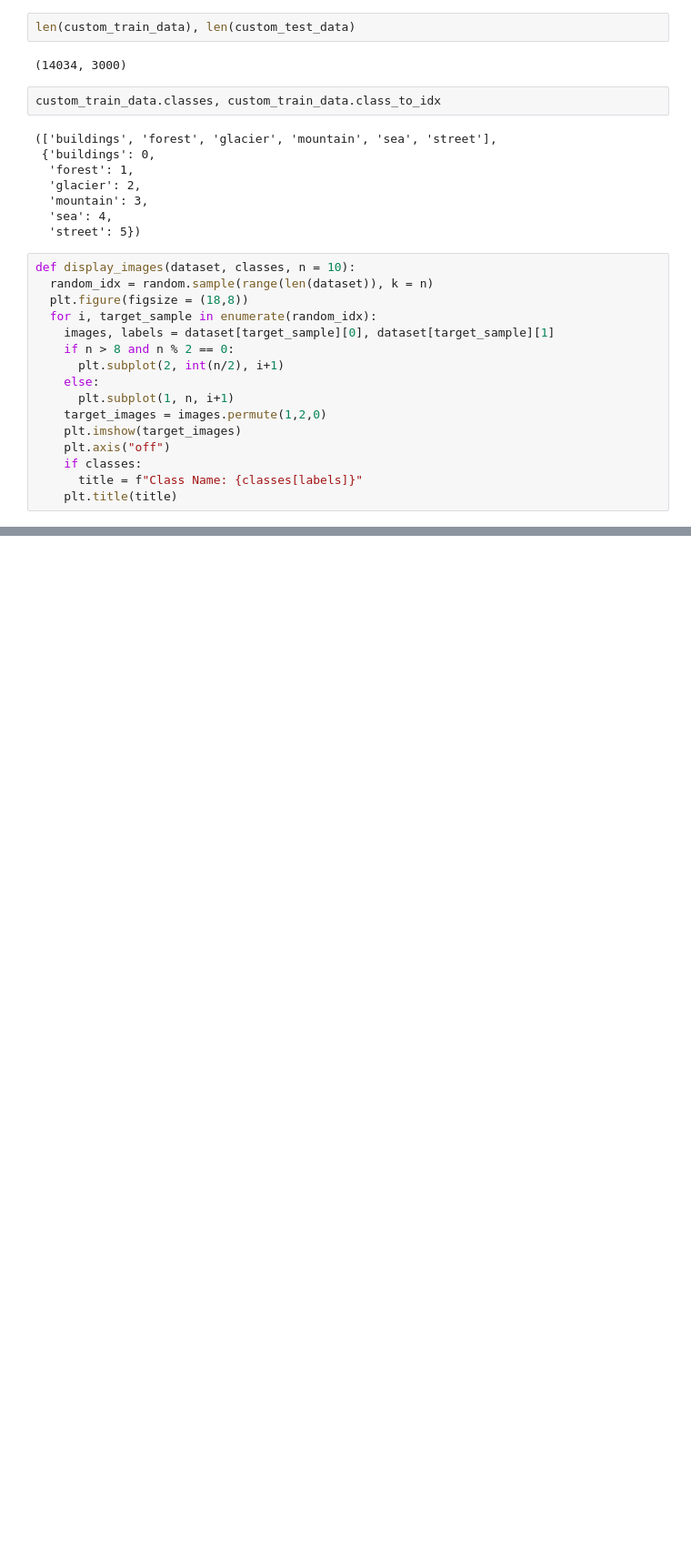
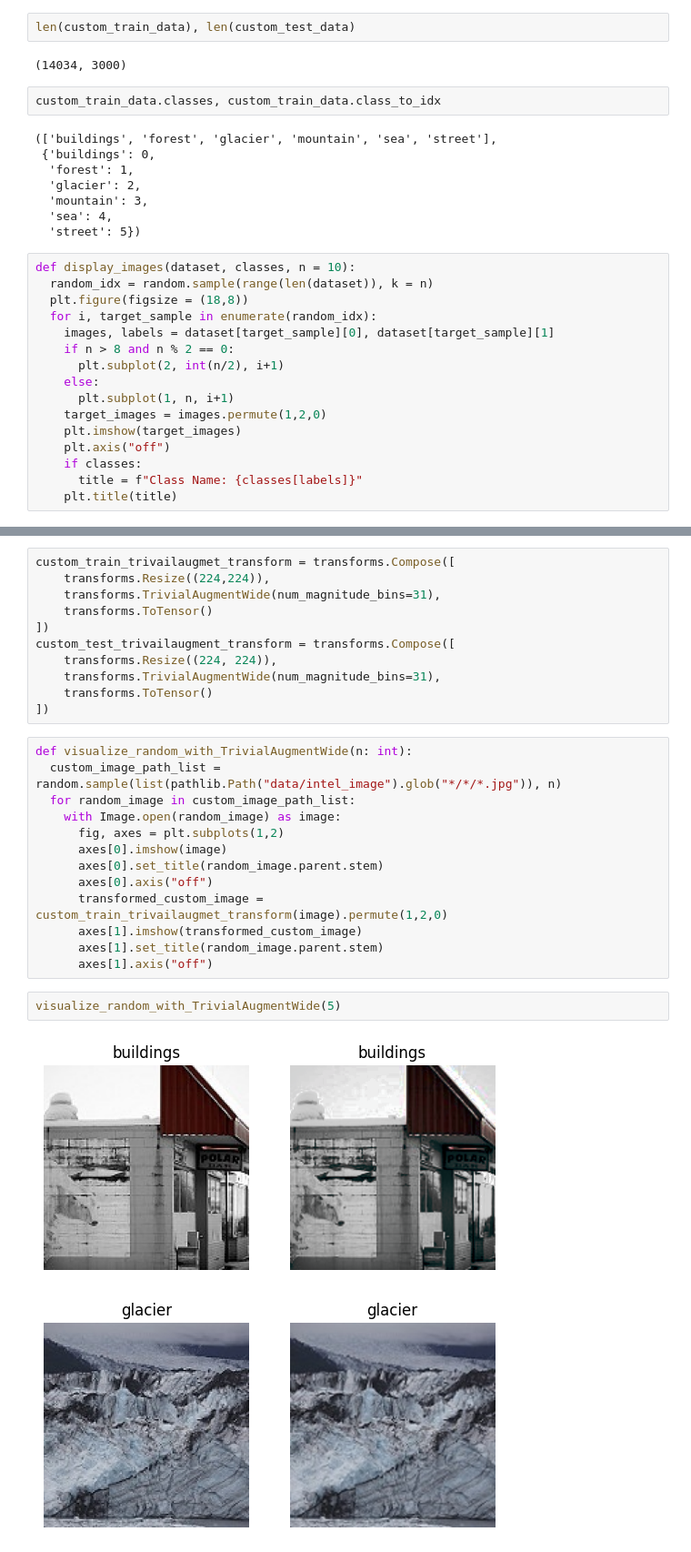
Before and after one commit to dogukangur0/Custom_Dataset, a Jupyter notebook: Intel_Images.ipynb, the cells around one changed output, grey strips where cells are left out. Shown at 91% size. Drawn from its saved outputs; the diff is of its cells as text; blank space fills up the shorter version.

```diff
--- a/Intel_Images.ipynb
+++ b/Intel_Images.ipynb
@@ -283,0 +312,29 @@ display_images(dataset = custom_train_data, classes = custom_train_data.classes,
+# %%
+custom_train_trivailaugmet_transform = transforms.Compose([
+    transforms.Resize((224,224)),
+    transforms.TrivialAugmentWide(num_magnitude_bins=31),
+    transforms.ToTensor()
+])
+custom_test_trivailaugment_transform = transforms.Compose([
+    transforms.Resize((224, 224)),
+    transforms.TrivialAugmentWide(num_magnitude_bins=31),
+    transforms.ToTensor()
+])
+# %%
+def visualize_random_with_TrivialAugmentWide(n: int):
+  custom_image_path_list = random.sample(list(pathlib.Path("data/intel_image").glob("*/*/*.jpg")), n)
+  for random_image in custom_image_path_list:
+    with Image.open(random_image) as image:
+      fig, axes = plt.subplots(1,2)
+      axes[0].imshow(image)
+      axes[0].set_title(random_image.parent.stem)
+      axes[0].axis("off")
+      transformed_custom_image = custom_train_trivailaugmet_transform(image).permute(1,2,0)
+      axes[1].imshow(transformed_custom_image)
+      axes[1].set_title(random_image.parent.stem)
+      axes[1].axis("off")
+# %%
+visualize_random_with_TrivialAugmentWide(5)
+# %% [output]
+[figure, added]
+[figure, added]
```
Also changed, not shown: parts of 15 cells of this notebook.
